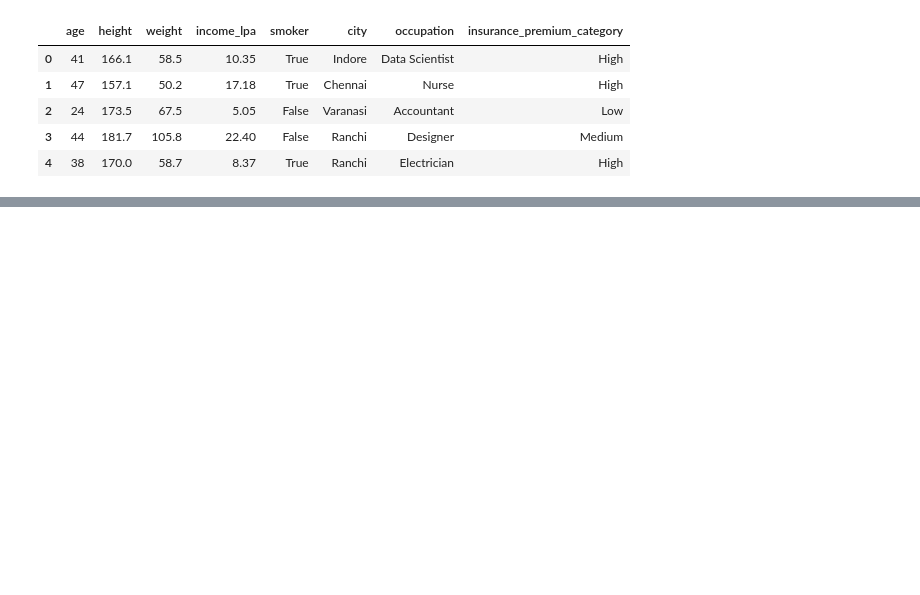
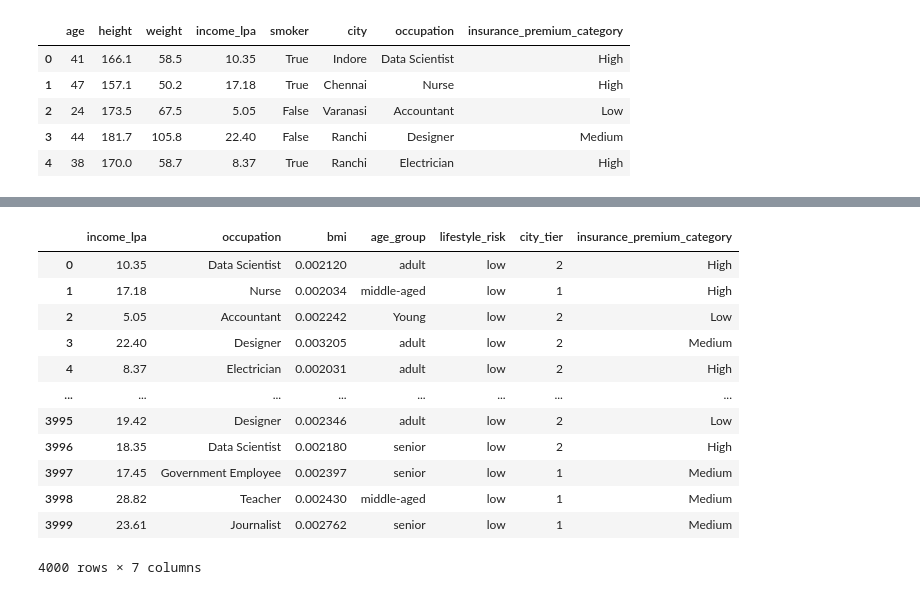
Before and after one commit to Naman-1934/Fast-API, a Jupyter notebook: FastAPI_ML_Project/ML_Module.ipynb, the cells around one changed output, grey strips where cells are left out. Cells and saved outputs as stored; diff of their text form; code cells hidden in the pictures; blank space fills up the shorter version.

```diff
--- a/FastAPI_ML_Project/ML_Module.ipynb
+++ b/FastAPI_ML_Project/ML_Module.ipynb
@@ -19,0 +56,33 @@ df.head()
+# %%
+df_feat['lifestyle_risk'] = df_feat.apply(lifestyle_risk, axis=1)
+# %%
+tier_l_cities = ["Mumbai", "Delhi", "Bangalore", "Chennai", "Kolkata", "Hyderabad", "Pune"]
+tier_2_cities = ["Jaipur", "Chandigarh", "Indore", "Lucknow", "Patna", "Ranchi", "Visakhapatnam", "Coimbatore", "Bhopal", "Nagpur", "Vadodara", "Surat", "Rajkot", "Jodhpur", "Raipur", "Amritsar", "Varanasi", "Agra", "Dehradun", "Mysore", "Jabalpur", "Guwahati", "Thiruvananthapuram", "Ludhiana", "Nashik", "Allahabad", "Udaipur", "Aurangabad", "Hubli", "Belgaum", "Salem", "Vijayawada", "Tiruchirappalli", "Bhavnagar", "Gwalior", "Dhanbad", "Bareilly", "Aligarh", "Gaya", "Kozhikode", "Warangal","Kolhapur", "Bilaspur", "Jalandhar", "Noida", "Guntur", "Asansol", "Siliguri"
+]
+# %%
+##### Feature - 4: City Tier
+def city_tier(city):
+    if city in tier_l_cities:
+        return 1
+    elif city in tier_2_cities:
+        return 2
+    else:
+        return 3
+# %%
+df_feat['city_tier'] = df_feat['city'].apply(city_tier)
+# %%
+df_feat.drop(columns=['age', 'weight', 'height', 'smoker', 'city']) [['income_lpa', 'occupation', 'bmi', 'age_group', 'lifestyle_risk', 'city_tier', 'insurance_premium_category']]
+# %% [output]
+|  | income_lpa | occupation | bmi | age_group | lifestyle_risk | city_tier | insurance_premium_category |
+| 0 | 10.35 | Data Scientist | 0.002120 | adult | low | 2 | High |
+| 1 | 17.18 | Nurse | 0.002034 | middle-aged | low | 1 | High |
+| 2 | 5.05 | Accountant | 0.002242 | Young | low | 2 | Low |
+| 3 | 22.40 | Designer | 0.003205 | adult | low | 2 | Medium |
+| 4 | 8.37 | Electrician | 0.002031 | adult | low | 2 | High |
+| ... | ... | ... | ... | ... | ... | ... | ... |
+| 3995 | 19.42 | Designer | 0.002346 | adult | low | 2 | Low |
+| 3996 | 18.35 | Data Scientist | 0.002180 | senior | low | 2 | High |
+| 3997 | 17.45 | Government Employee | 0.002397 | senior | low | 1 | Medium |
+| 3998 | 28.82 | Teacher | 0.002430 | middle-aged | low | 1 | Medium |
+| 3999 | 23.61 | Journalist | 0.002762 | senior | low | 1 | Medium |
+4000 rows × 7 columns
```
Also changed, not shown: parts of 12 cells of this notebook, 1 other file.
